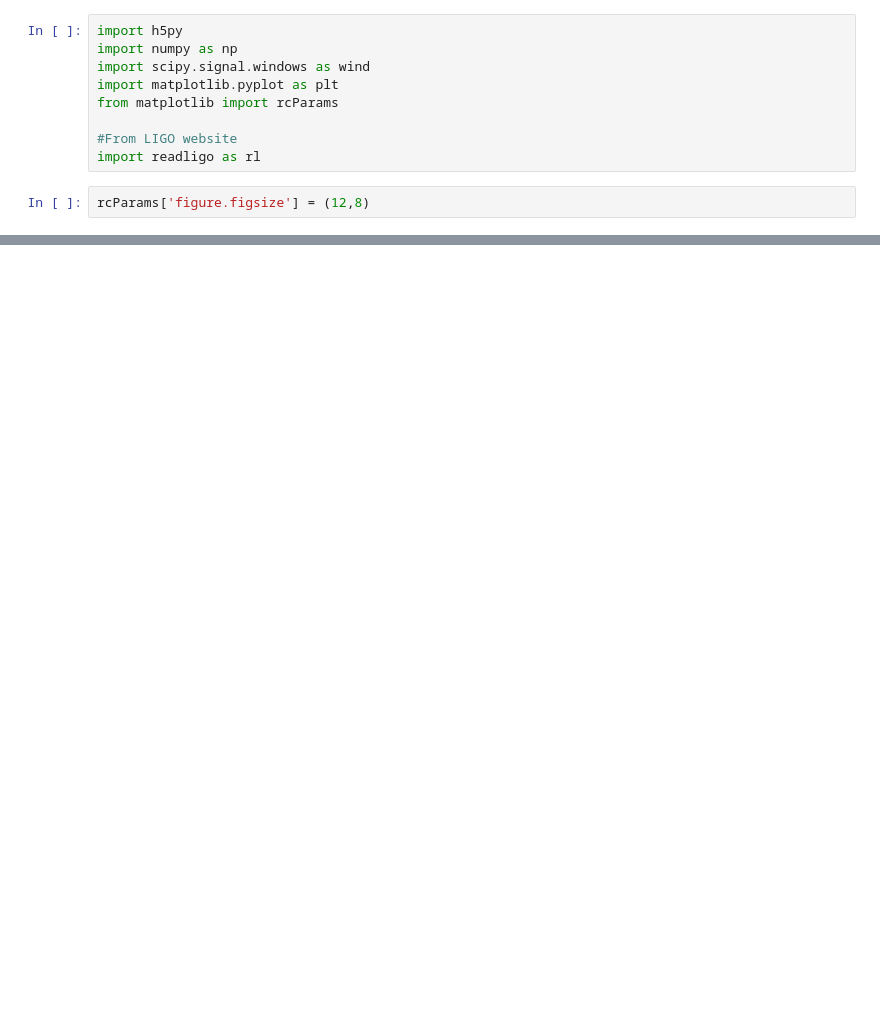
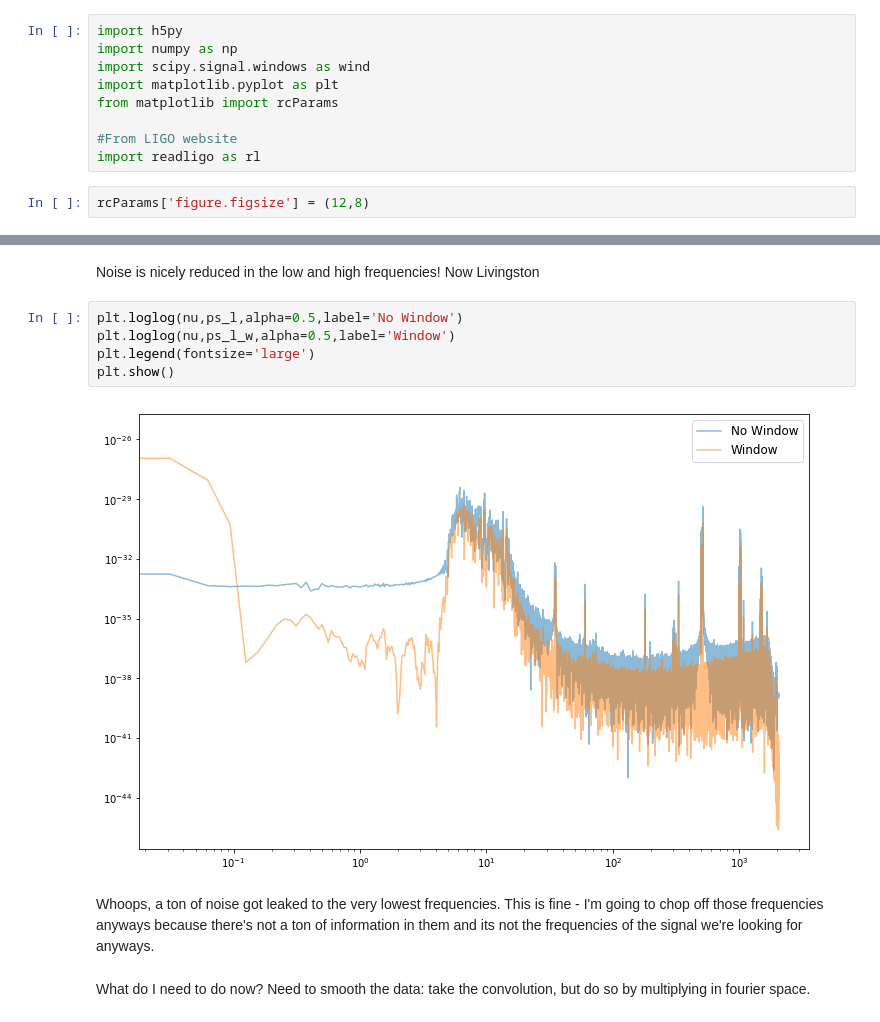
Before and after one commit to marcusmerryfield/phys641_hw, a Jupyter notebook: assignment_3/assignment_3.ipynb, the cells around one changed output, grey strips where cells are left out. Cells and saved outputs as stored; diff of their text form; blank space fills up the shorter version.

```diff
--- a/assignment_3/assignment_3.ipynb
+++ b/assignment_3/assignment_3.ipynb
@@ -49,0 +89,13 @@ plt.show()
+# %% [markdown]
+Noise is nicely reduced in the low and high frequencies! Now Livingston
+# %%
+plt.loglog(nu,ps_l,alpha=0.5,label='No Window')
+plt.loglog(nu,ps_l_w,alpha=0.5,label='Window')
+plt.legend(fontsize='large')
+plt.show()
+# %% [output]
+[figure, added]
+# %% [markdown]
+Whoops, a ton of noise got leaked to the very lowest frequencies. This is fine - I'm going to chop off those frequencies anyways because there's not a ton of information in them and its not the frequencies of the signal we're looking for anyways.
+# %% [markdown]
+What do I need to do now? Need to smooth the data: take the convolution, but do so by multiplying in fourier space.
```
Also changed, not shown: parts of 63 cells of this notebook, 1 other file.
